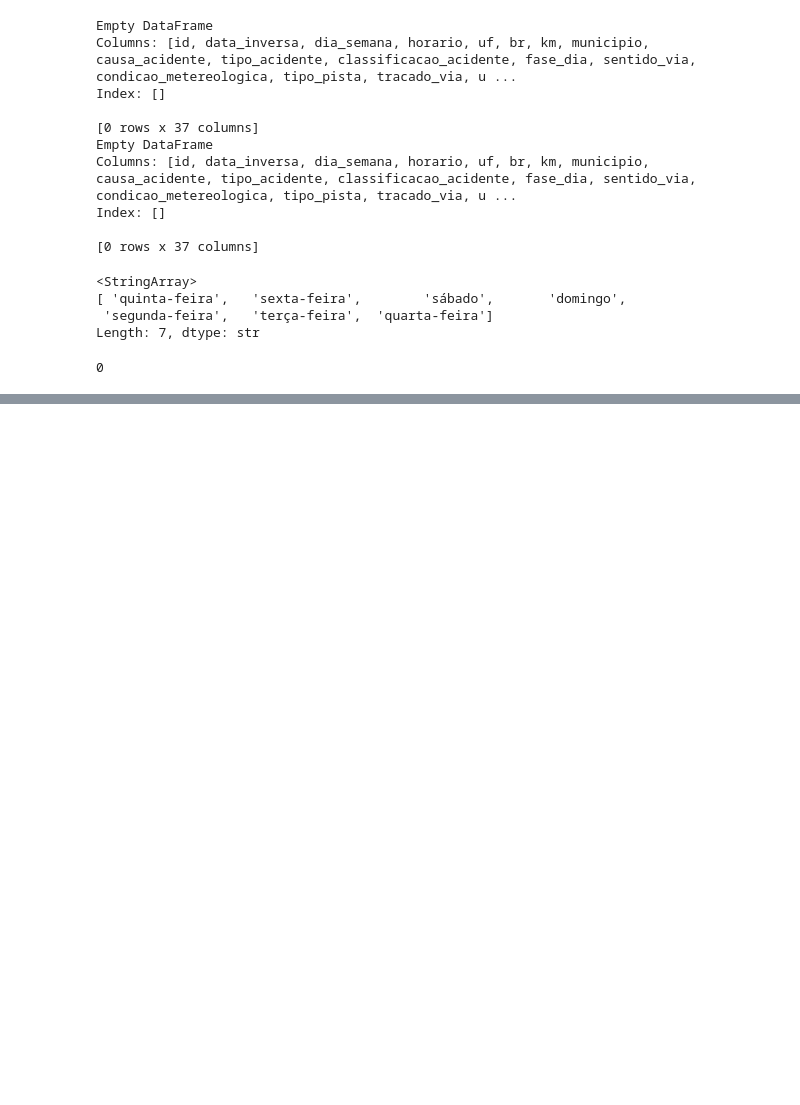
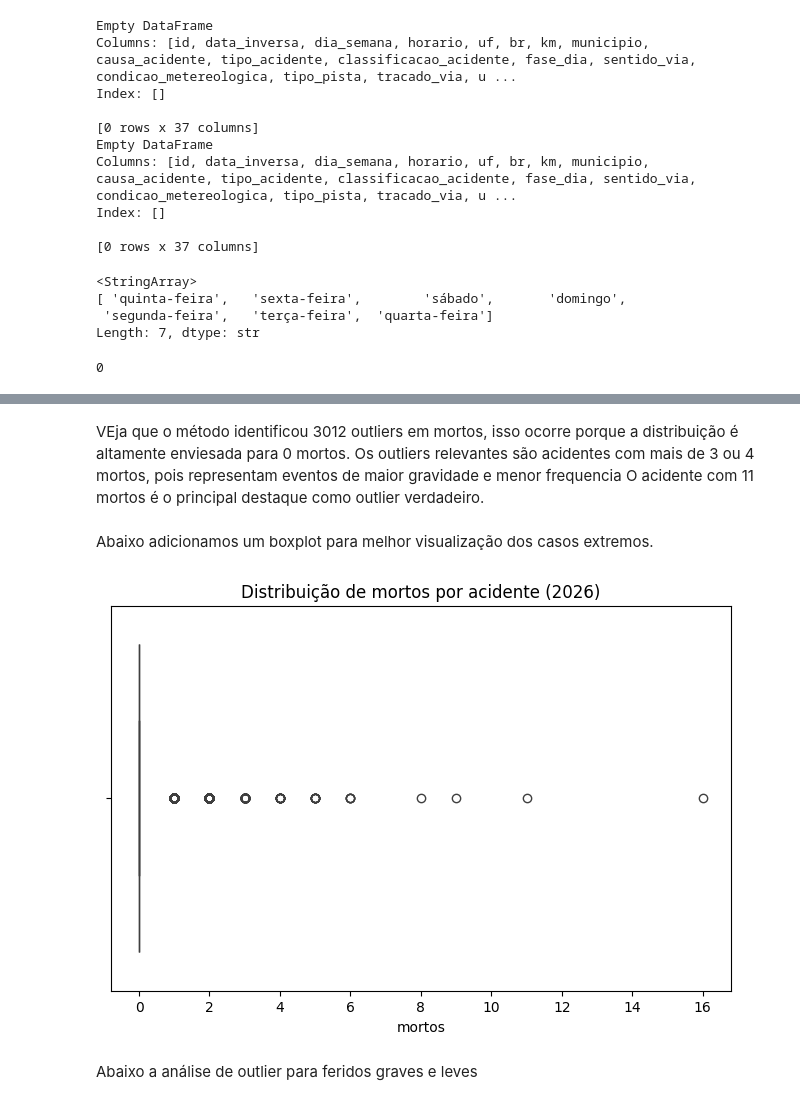
Before and after one commit to CristianeSMarques/Projeto-Final---Grupo-3---Cinthia-Cristiane-e-Douglas, a Jupyter notebook: Projeto.ipynb, the cells around one changed output, grey strips where cells are left out. Drawn from its saved outputs; the diff is of its cells as text; code cells hidden in the pictures; blank space fills up the shorter version.

```diff
--- a/Projeto.ipynb
+++ b/Projeto.ipynb
@@ -130,0 +206,18 @@ print(tabela.duplicated().sum())
+# %% [markdown]
+VEja que o método identificou 3012 outliers em mortos, isso ocorre porque a distribuição é altamente enviesada para 0 mortos.
+Os outliers relevantes são acidentes com mais de 3 ou 4 mortos, pois representam eventos de maior gravidade e menor frequencia
+O acidente com 11 mortos é o principal destaque como outlier verdadeiro.
+# %% [markdown]
+Abaixo adicionamos um boxplot para melhor visualização dos casos extremos.
+# %%
+import seaborn as sns
+import matplotlib.pyplot as plt
+
+plt.figure(figsize=(8,5))
+sns.boxplot(x=tabela['mortos'])
+plt.title('Distribuição de mortos por acidente (2026)')
+plt.show()
+# %% [output]
+[figure, added]
+# %% [markdown]
+Abaixo a análise de outlier para feridos graves e leves
```
Also changed, not shown: parts of 6 cells of this notebook, 1 other file.
